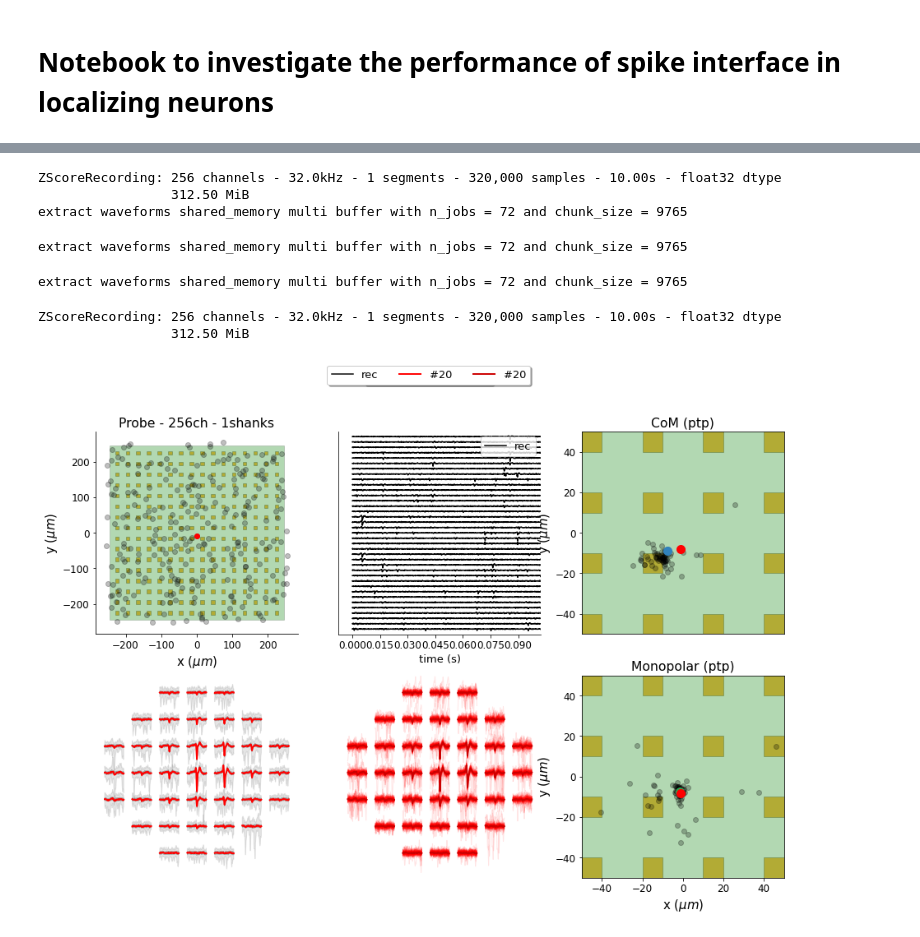
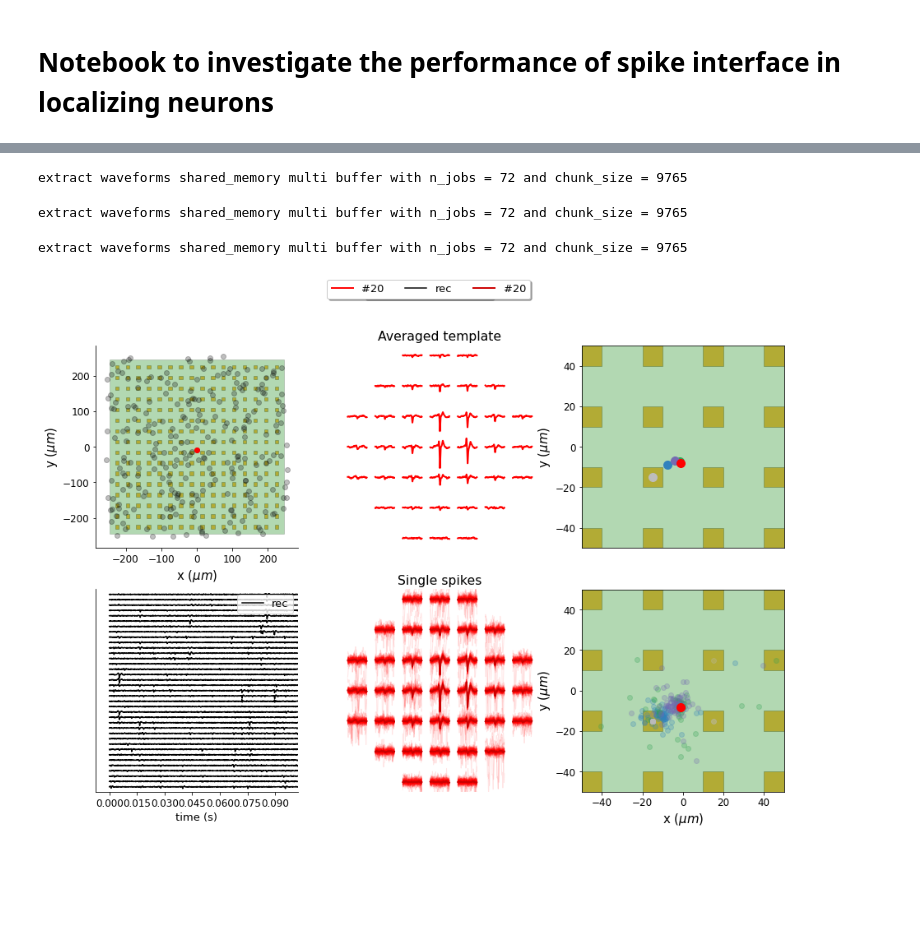
Before and after one commit to melinatonine/ProjetCNN, a Jupyter notebook: benchmark_localization_paper_backup.ipynb, the cells around one changed output, grey strips where cells are left out. Drawn from its saved outputs; the diff is of its cells as text; code cells hidden in the pictures; blank space fills up the shorter version.

```diff
--- a/benchmark_localization_paper_backup.ipynb
+++ b/benchmark_localization_paper_backup.ipynb
@@ -23,13 +23,13 @@ positions = np.hstack((rec.template_locations[:, 1:3], rec.template_locations[:,
 
 from spikeinterface.sortingcomponents.benchmark.benchmark_peak_localization import BenchmarkPeakLocalization, plot_comparison_positions
 recording, gt_sorting = si.read_mearec('recordings.h5')
-recording_f = si.bandpass_filter(recording)
+recording_f = si.bandpass_filter(recording, dtype='float32')
 recording_f = si.common_reference(recording_f)
 recording_f = si.zscore(recording_f)
 # %%
 benchmarks = []
 waveforms = None
-for method in ['center_of_mass', 'monopolar_triangulation', 'grid_convolution']:
+for method in ['center_of_mass', 'monopolar_triangulation', 'grid_convolution', 'peak_channel']:
     if method == 'center_of_mass':
         for feature in ['ptp', 'energy', 'peak_voltage']:
             title = f'CoM ({feature})'
@@ -51,7 +51,17 @@ for method in ['center_of_mass', 'monopolar_triangulation', 'grid_convolution']:
             waveforms = bench.waveforms
             benchmarks.append(bench)
     elif method == 'grid_convolution':
-        title = 'Grid'
+        for feature in ['gaussian_2d', 'exponential_3d']:
+            title = f'Grid ({feature})'
+            params = {'weight_method': {'mode' : feature}}
+            bench = BenchmarkPeakLocalization(recording_f, gt_sorting, positions, job_kwargs=job_kwargs, title=title)
+            if waveforms is not None:
+                bench.waveforms = waveforms
+            bench.run(method, params)
+            waveforms = bench.waveforms
+            benchmarks.append(bench)
+    elif method == 'peak_channel':
+        title = 'Peak Channel'
         params = {}
         bench = BenchmarkPeakLocalization(recording_f, gt_sorting, positions, job_kwargs=job_kwargs, title=title)
         if waveforms is not None:
@@ -78,7 +90,7 @@ import matplotlib as mpl
 cmap = mpl.cm.tab20c
 norm = mpl.colors.Normalize(vmin=0, vmax=1)
 
-for value, bench in zip([0,0.05,0.1, 0.4,0.45,0.5, 0.8], benchmarks):
+for value, bench in zip([0,0.05,0.1, 0.4,0.45,0.5, 0.6, 0.65, 0.9], benchmarks):
     colors[bench.title] = mpl.cm.ScalarMappable(norm=norm, cmap=cmap).to_rgba(value)
 
 plot_comparison_positions(benchmarks, colors=colors)
@@ -90,16 +102,12 @@ GridSpec(4, 3)
 # %%
 from spikeinterface.sortingcomponents.benchmark.benchmark_peak_localization import BenchmarkPeakLocalization, plot_figure_1
-plot_figure_1(benchmarks, colors=colors)
+plot_figure_1(benchmarks[::3] + [benchmarks[-1]], colors=colors)
 plt.savefig('illustration.pdf')
 # %% [output]
-ZScoreRecording: 256 channels - 32.0kHz - 1 segments - 320,000 samples - 10.00s - float32 dtype
-                 312.50 MiB
 extract waveforms shared_memory multi buffer with n_jobs = 72 and chunk_size = 9765
 extract waveforms shared_memory multi buffer with n_jobs = 72 and chunk_size = 9765
 extract waveforms shared_memory multi buffer with n_jobs = 72 and chunk_size = 9765
-ZScoreRecording: 256 channels - 32.0kHz - 1 segments - 320,000 samples - 10.00s - float32 dtype
-                 312.50 MiB
-[figure, old version]
+[figure, new version]
 # %%
 from spikeinterface.sortingcomponents.benchmark.benchmark_peak_localization import plot_comparison_precision
 # %%
```
Also changed, not shown: parts of 8 cells of this notebook, 6 other files.
